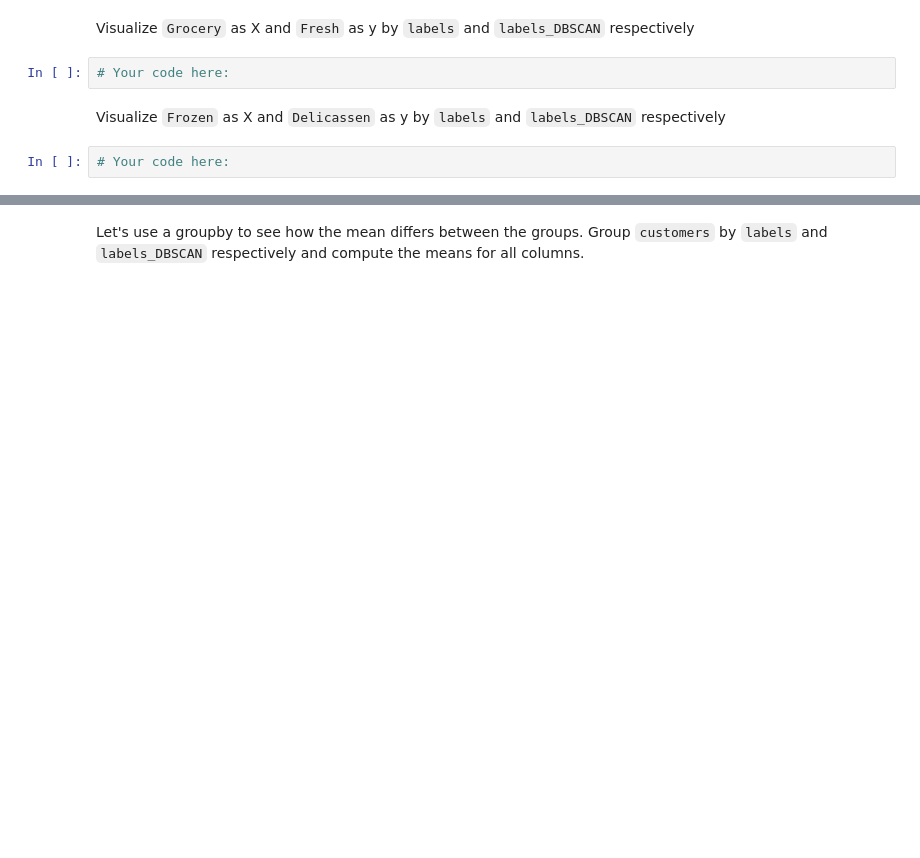
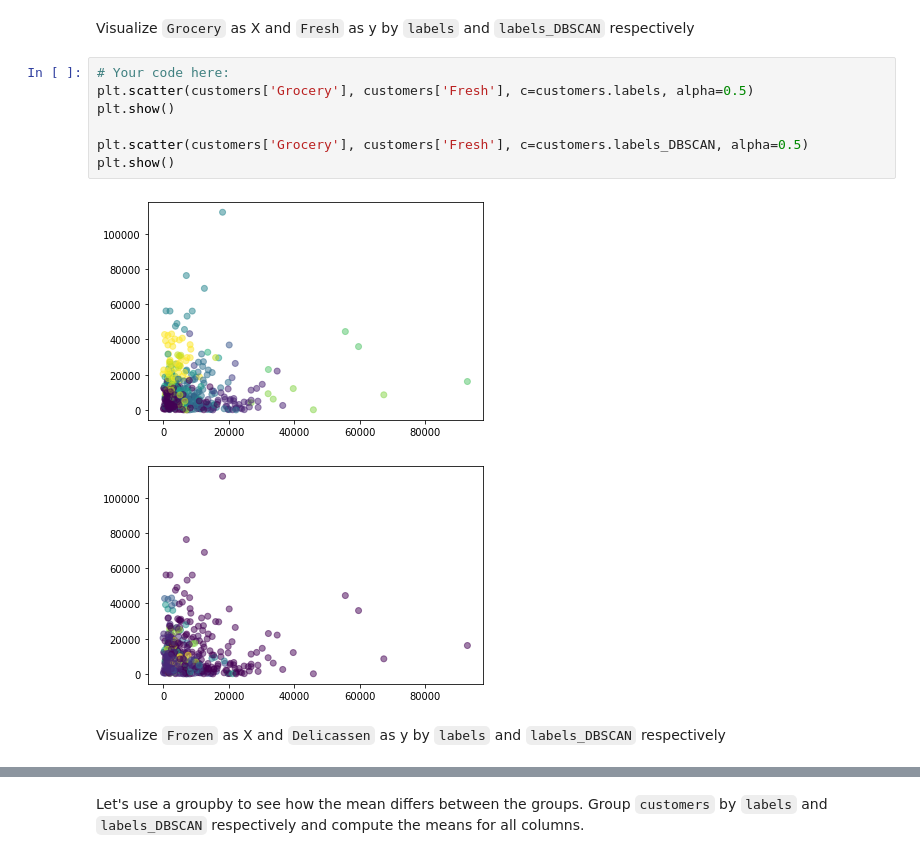
Before and after one commit to marinapm90/data-labs, a Jupyter notebook: module-3/lab-unsupervised-learning/your-code/main.ipynb, the cells around one changed output, grey strips where cells are left out. Saved outputs shown, nothing was run; the diff lists cells and outputs as text; blank space fills up the shorter version.

```diff
--- a/module-3/lab-unsupervised-learning/your-code/main.ipynb
+++ b/module-3/lab-unsupervised-learning/your-code/main.ipynb
@@ -165,8 +265,14 @@ Visualize `Detergents_Paper` as X and `Milk` as y by `labels` and `labels_DBSCAN
 # %% [markdown]
 Visualize `Grocery` as X and `Fresh` as y by `labels` and `labels_DBSCAN` respectively
-# %%
-# Your code here:
+# %%
+# Your code here:
+plt.scatter(customers['Grocery'], customers['Fresh'], c=customers.labels, alpha=0.5)
+plt.show()
+
+plt.scatter(customers['Grocery'], customers['Fresh'], c=customers.labels_DBSCAN, alpha=0.5)
+plt.show()
+# %% [output]
+[figure, added]
+[figure, added]
 # %% [markdown]
 Visualize `Frozen` as X and `Delicassen` as y by `labels` and `labels_DBSCAN` respectively
-# %%
-# Your code here:
```
Also changed, not shown: parts of 18 cells of this notebook.
